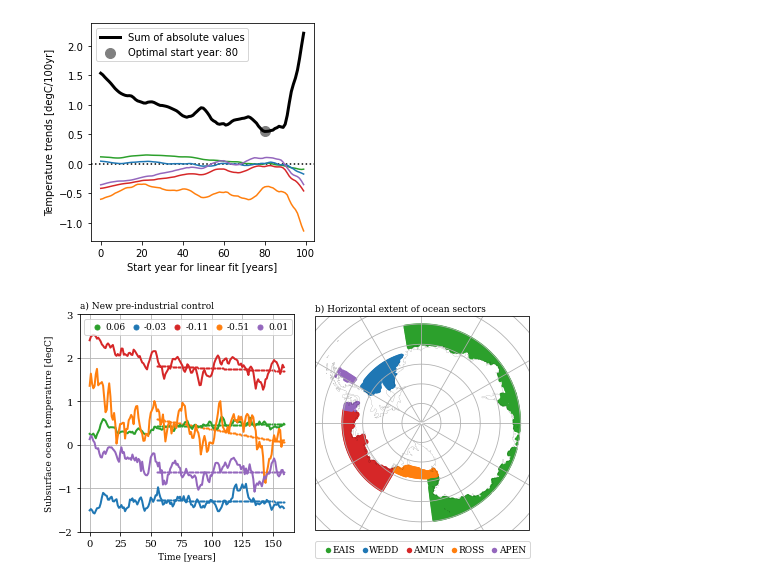
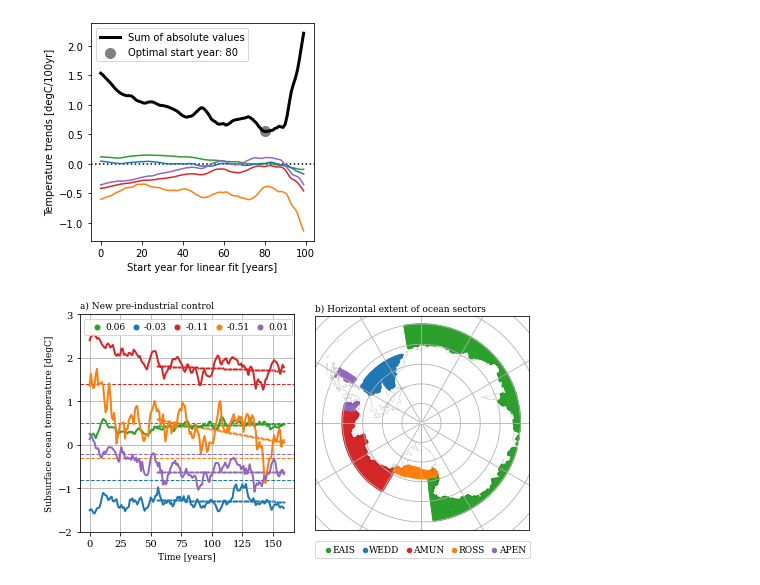
Before and after one commit to erwinlambert/feedback, a Jupyter notebook: notebooks/Draftplot_temperature.ipynb, the cells around one changed output. Saved outputs shown, nothing was run; the diff lists cells and outputs as text; code cells hidden in the pictures.

```diff
--- a/notebooks/Draftplot_temperature.ipynb
+++ b/notebooks/Draftplot_temperature.ipynb
@@ -24,6 +24,7 @@ nyears = sum(year1+1-year0)
 basin = np.arange(0,5)
 bnames = ['EAIS','WEDD','AMUN','ROSS','APEN']
 bcol = ['tab:green','tab:blue','tab:red','tab:orange','tab:purple']
+rean = [0.5,-0.8,1.4,-0.3,-0.2]
 # %%
 #Get time-independent variables
 ds = xr.open_dataset('../data/ecefiles/areas.nc')
@@ -181,31 +182,32 @@ fig = plt.figure()
 
 ax = fig.add_subplot(121)
 for b,bb in enumerate(bnames):
     ax.plot(ttime,tbas[b,:],c=bcol[b])
     fit = np.polyfit(ttime[startyear:],tbas[b,startyear:],1)
     plt.scatter(ttime[startyear:],fit[0]*ttime[startyear:]+fit[1],1,c=bcol[b],label=f'{100*fit[0]:.2f}')
     plt.legend(loc='upper left',ncol=5,markerscale=5,columnspacing=.15,handletextpad=-.1)
+    plt.axhline(rean[b],0,1,c=bcol[b],lw=1,ls='--')
 
 ax.set_title('a) New pre-industrial control',loc='left')
 ax.set_ylabel('Subsurface ocean temperature [degC]')
 ax.set_xlabel('Time [years]')
 ax.grid(True)
 #ax.set_xlim([ttime[0],ttime[-1]])
 ax.set_ylim([-2,3])
 
 ax = fig.add_subplot(122,projection=ccrs.SouthPolarStereo())
 ax.set_extent([-180, 180, -80, -63], crs=ccrs.PlateCarree())
 for b,bb in enumerate(bnames):
     im = ax.scatter(lon,lat,15*np.nansum(mask[b,:,:,:],axis=0),c=bcol[b],transform=ccrs.PlateCarree(),label=bb,lw=0,alpha=1)
 ax.coastlines(lw=.1)
 ax.set_title('b) Horizontal extent of ocean sectors',loc='left')
 ax.legend(bbox_to_anchor=(-.02,-.15),loc='lower left',ncol=5,markerscale=2,columnspacing=.05,handletextpad=-.5)
 
 gl = ax.gridlines(crs=ccrs.PlateCarree(),draw_labels=False)
 gl.xlocator = mticker.FixedLocator(np.arange(-180,210,30))
 gl.xformatter = LONGITUDE_FORMATTER
 
 plt.savefig(f'../draftfigs/ts_temp_{run}.png',dpi=450)
 plt.show()
 # %% [output]
-[figure, old version]
+[figure, new version]
```
Also changed, not shown: 1 other file.
